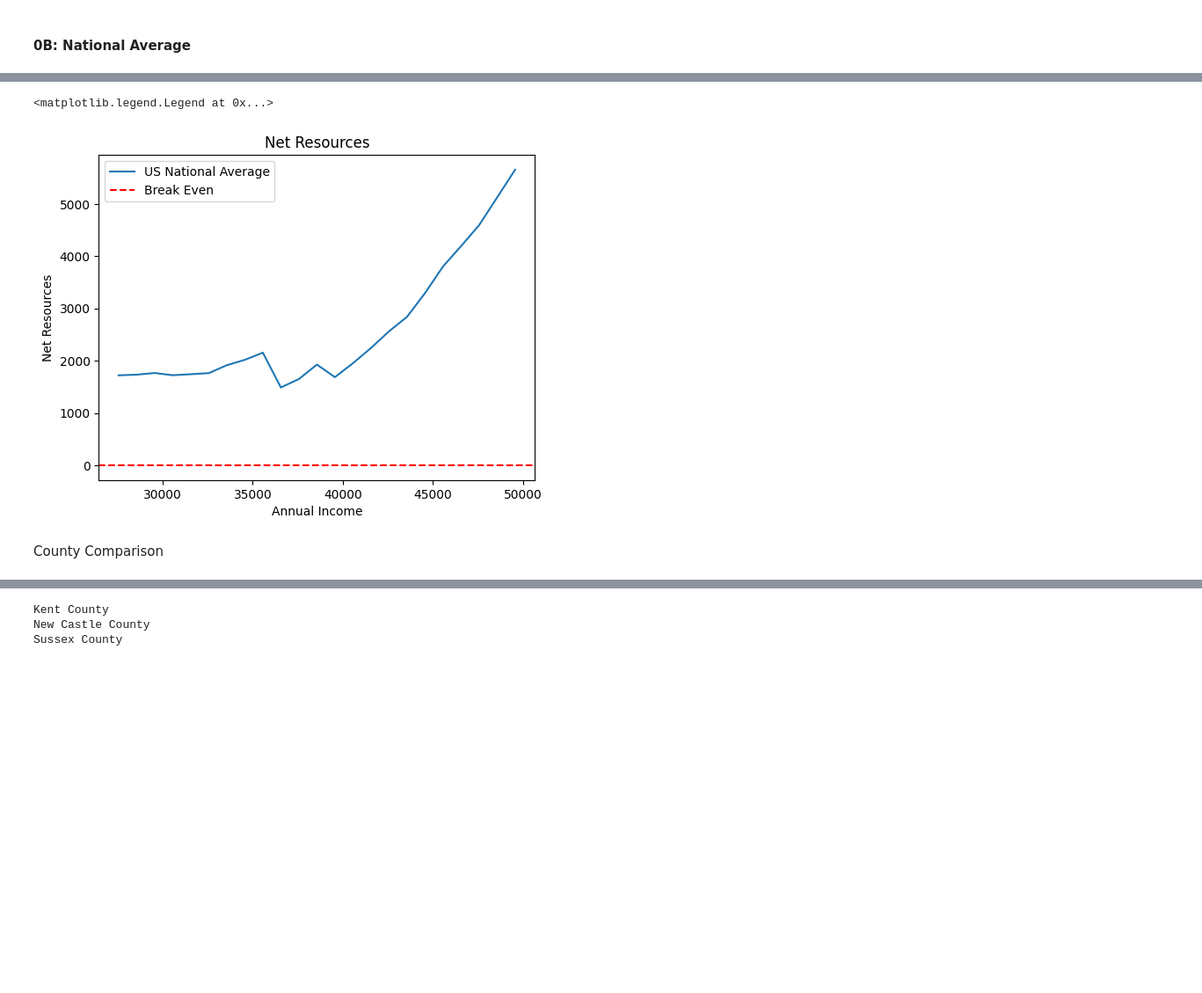
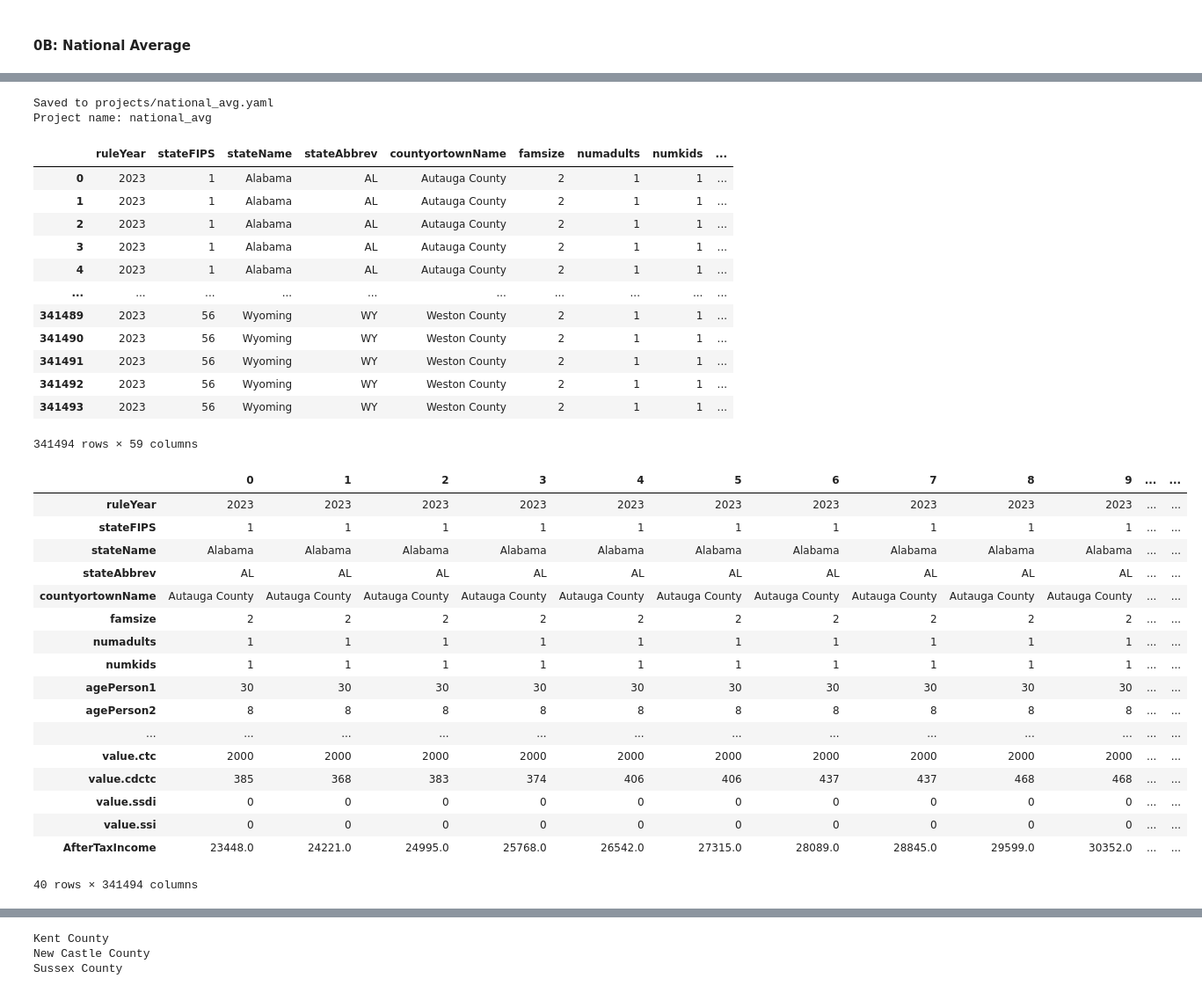
Before and after one commit to apsocarras/policy-rules-database, a Jupyter notebook: cliff-curve.ipynb, the cells around one changed output, grey strips where cells are left out. Shown at 88% size. Saved outputs shown, nothing was run; the diff lists cells and outputs as text; code cells hidden in the pictures; blank space fills up the shorter version.

```diff
--- a/cliff-curve.ipynb
+++ b/cliff-curve.ipynb
@@ -231,27 +91,50 @@ output/results_national_avg.csv
-# %%
-data_zoomed = data[data.index < 50000]
-
-x = data_zoomed.index
-y = data_zoomed.values
-
-plt.plot(x,y, label='US National Average')
-
-# Add a horizontal line
-plt.axhline(y=0, color='r', linestyle='--', label='Break Even')
-
-# Add labels and legend
-plt.xlabel('Annual Income')
-plt.ylabel('Net Resources')
-
-# Net Resources: (income+income.gift+income.investment
-                # +income.child_support+value.employerhealthcare+total.transfers
-                # +value.assistance.other-value.tuition.net)
-                # - (total.taxes-total.expenses-studentLoanRepayment-value.loans)
-
-plt.title('Net Resources')
-plt.legend()
-# %% [output]
-<matplotlib.legend.Legend at 0x...>
-[figure, removed]
-# %% [markdown]
-County Comparison
+# %%
+changes_dict = {'income_start':27560,
+ 'income_end':100000,
+ 'income_increase_by':1000,
+ 'locations':['all']}
+
+project_name = 'national_avg'
+
+nat_avg_config = utils.create_ben_profile_dict(**changes_dict)
+utils.save_config(nat_avg_config, project_name=project_name)
+
+df_nat_avg = utils.read_output(project_name)
+
+display(df_nat_avg)
+
+df_nat_avg.T.dropna()
+# %% [output]
+Saved to projects/national_avg.yaml
+Project name: national_avg
+|  | ruleYear | stateFIPS | stateName | stateAbbrev | countyortownName | famsize | numadults | numkids | ... |
+| 0 | 2023 | 1 | Alabama | AL | Autauga County | 2 | 1 | 1 | ... |
+| 1 | 2023 | 1 | Alabama | AL | Autauga County | 2 | 1 | 1 | ... |
+| 2 | 2023 | 1 | Alabama | AL | Autauga County | 2 | 1 | 1 | ... |
+| 3 | 2023 | 1 | Alabama | AL | Autauga County | 2 | 1 | 1 | ... |
+| 4 | 2023 | 1 | Alabama | AL | Autauga County | 2 | 1 | 1 | ... |
+| ... | ... | ... | ... | ... | ... | ... | ... | ... | ... |
+| 341489 | 2023 | 56 | Wyoming | WY | Weston County | 2 | 1 | 1 | ... |
+| 341490 | 2023 | 56 | Wyoming | WY | Weston County | 2 | 1 | 1 | ... |
+| 341491 | 2023 | 56 | Wyoming | WY | Weston County | 2 | 1 | 1 | ... |
+| 341492 | 2023 | 56 | Wyoming | WY | Weston County | 2 | 1 | 1 | ... |
+| 341493 | 2023 | 56 | Wyoming | WY | Weston County | 2 | 1 | 1 | ... |
+341494 rows × 59 columns
+|  | 0 | 1 | 2 | 3 | 4 | 5 | 6 | 7 | 8 | 9 | ... | ... |
+| ruleYear | 2023 | 2023 | 2023 | 2023 | 2023 | 2023 | 2023 | 2023 | 2023 | 2023 | ... | ... |
+| stateFIPS | 1 | 1 | 1 | 1 | 1 | 1 | 1 | 1 | 1 | 1 | ... | ... |
+| stateName | Alabama | Alabama | Alabama | Alabama | Alabama | Alabama | Alabama | Alabama | Alabama | Alabama | ... | ... |
+| stateAbbrev | AL | AL | AL | AL | AL | AL | AL | AL | AL | AL | ... | ... |
+| countyortownName | Autauga County | Autauga County | Autauga County | Autauga County | Autauga County | Autauga County | Autauga County | Autauga County | Autauga County | Autauga County | ... | ... |
+| famsize | 2 | 2 | 2 | 2 | 2 | 2 | 2 | 2 | 2 | 2 | ... | ... |
+| numadults | 1 | 1 | 1 | 1 | 1 | 1 | 1 | 1 | 1 | 1 | ... | ... |
+| numkids | 1 | 1 | 1 | 1 | 1 | 1 | 1 | 1 | 1 | 1 | ... | ... |
+| agePerson1 | 30 | 30 | 30 | 30 | 30 | 30 | 30 | 30 | 30 | 30 | ... | ... |
+| agePerson2 | 8 | 8 | 8 | 8 | 8 | 8 | 8 | 8 | 8 | 8 | ... | ... |
+| ... | ... | ... | ... | ... | ... | ... | ... | ... | ... | ... | ... | ... |
+| value.ctc | 2000 | 2000 | 2000 | 2000 | 2000 | 2000 | 2000 | 2000 | 2000 | 2000 | ... | ... |
+| value.cdctc | 385 | 368 | 383 | 374 | 406 | 406 | 437 | 437 | 468 | 468 | ... | ... |
+| value.ssdi | 0 | 0 | 0 | 0 | 0 | 0 | 0 | 0 | 0 | 0 | ... | ... |
+| value.ssi | 0 | 0 | 0 | 0 | 0 | 0 | 0 | 0 | 0 | 0 | ... | ... |
+| AfterTaxIncome | 23448.0 | 24221.0 | 24995.0 | 25768.0 | 26542.0 | 27315.0 | 28089.0 | 28845.0 | 29599.0 | 30352.0 | ... | ... |
+40 rows × 341494 columns
```
Also changed, not shown: parts of 28 cells of this notebook, 1 other file.
